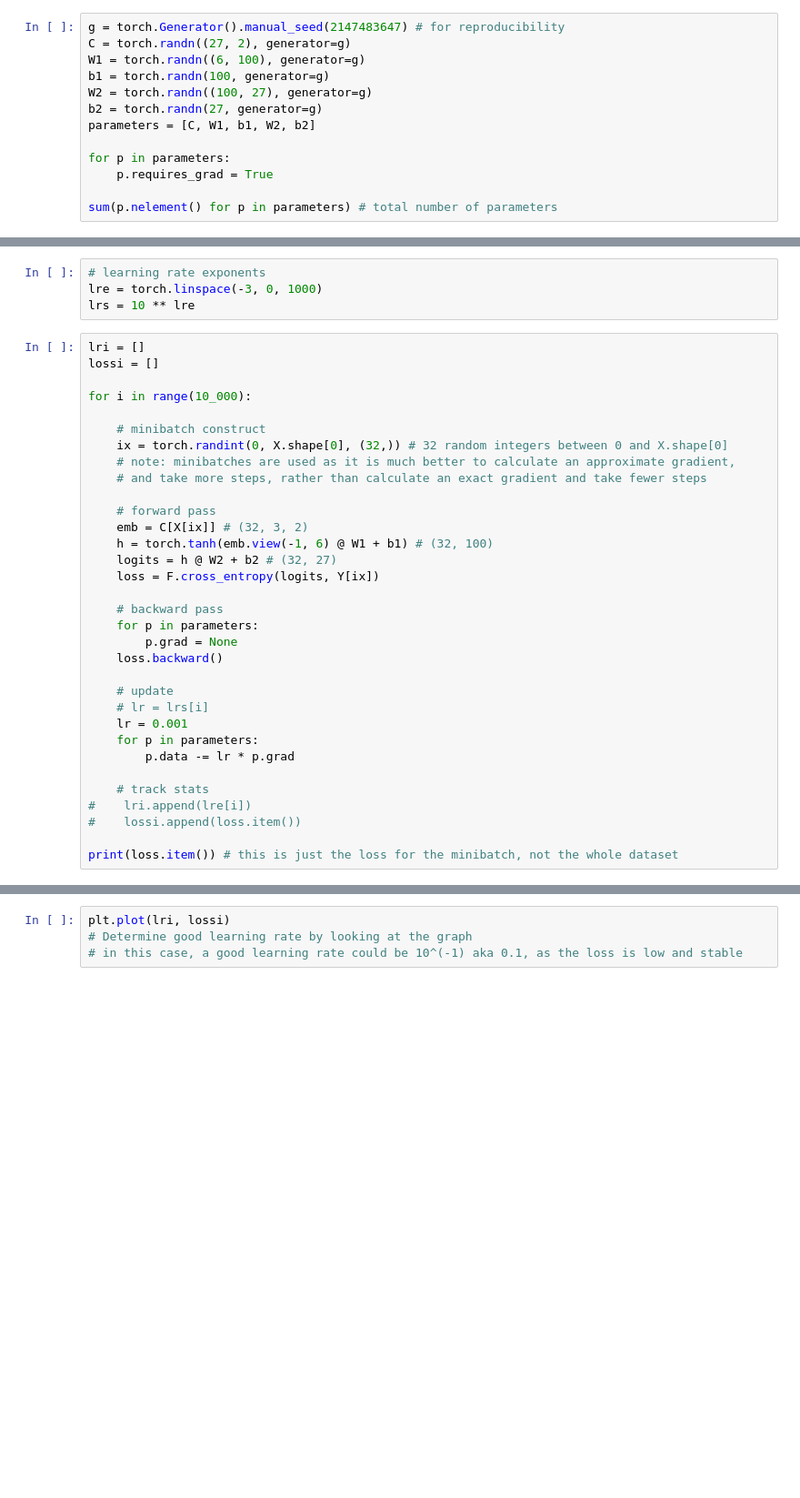
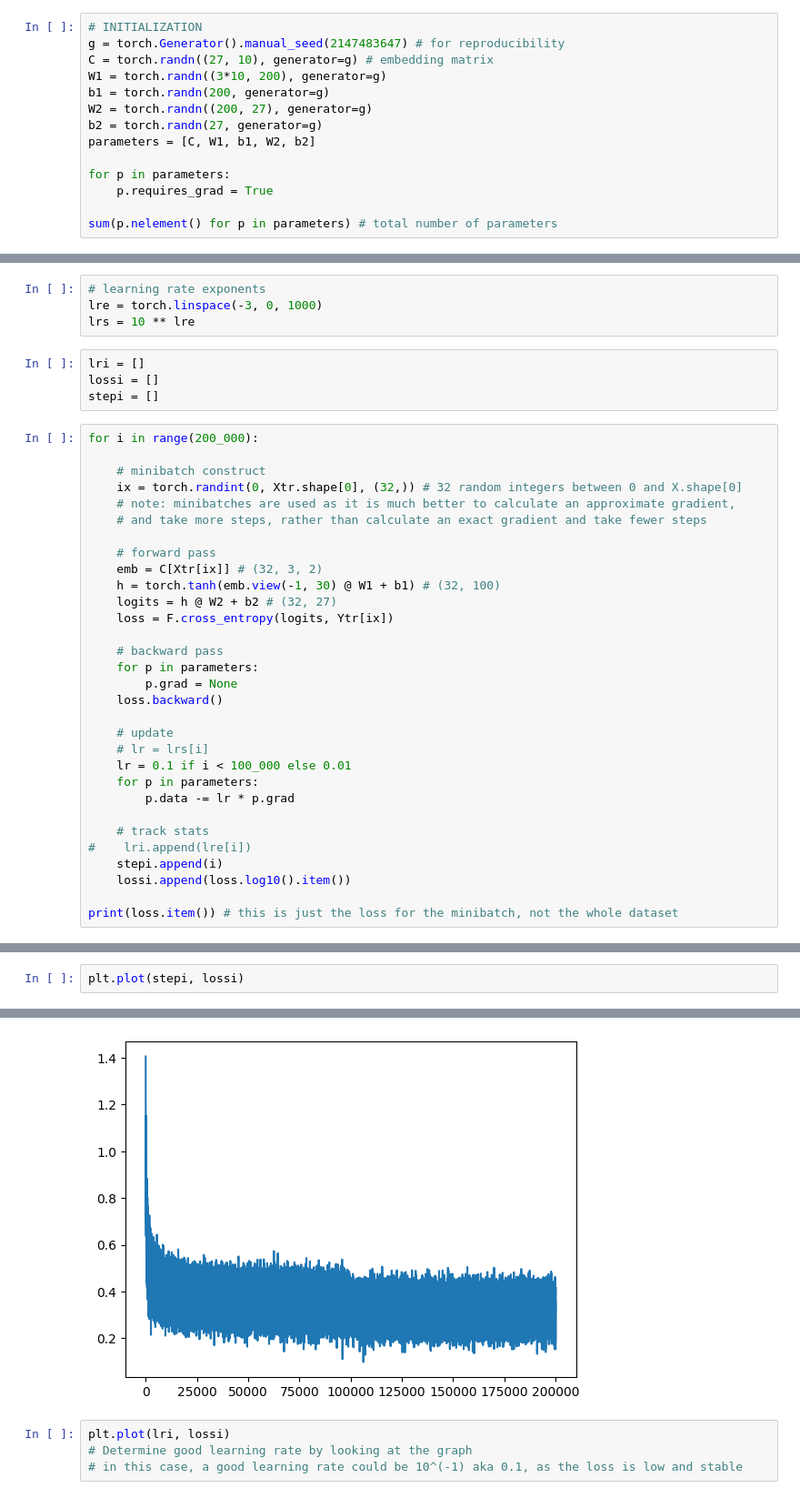
Before and after one commit to edtallison/makemore_andrej-karpathy, a Jupyter notebook: lecture_notebooks/nb2_mlp.ipynb, the cells around one changed output, grey strips where cells are left out. Shown: that part at 91% size. Cells and saved outputs as stored; diff of their text form; blank space fills up the shorter version.

```diff
--- a/lecture_notebooks/nb2_mlp.ipynb
+++ b/lecture_notebooks/nb2_mlp.ipynb
@@ -282,11 +317,12 @@ X.shape, X.dtype, Y.shape, Y.dtype
 # %% [output]
 (torch.Size([228146, 3]), torch.int64, torch.Size([228146]), torch.int64)
 # %%
+# INITIALIZATION
 g = torch.Generator().manual_seed(2147483647) # for reproducibility
-C = torch.randn((27, 2), generator=g)
-W1 = torch.randn((6, 100), generator=g)
-b1 = torch.randn(100, generator=g)
-W2 = torch.randn((100, 27), generator=g)
+C = torch.randn((27, 10), generator=g) # embedding matrix
+W1 = torch.randn((3*10, 200), generator=g)
+b1 = torch.randn(200, generator=g)
+W2 = torch.randn((200, 27), generator=g)
 b2 = torch.randn(27, generator=g)
 parameters = [C, W1, b1, W2, b2]
 
@@ -300,22 +336,23 @@ sum(p.nelement() for p in parameters) # total number of parameters
 # learning rate exponents
 lre = torch.linspace(-3, 0, 1000)
 lrs = 10 ** lre
+# %%
+lri = []
+lossi = []
+stepi = []
 # %%
-lri = []
-lossi = []
-
-for i in range(10_000):
+for i in range(200_000):
 
     # minibatch construct
-    ix = torch.randint(0, X.shape[0], (32,)) # 32 random integers between 0 and X.shape[0]
+    ix = torch.randint(0, Xtr.shape[0], (32,)) # 32 random integers between 0 and X.shape[0]
     # note: minibatches are used as it is much better to calculate an approximate gradient,
     # and take more steps, rather than calculate an exact gradient and take fewer steps
 
     # forward pass
-    emb = C[X[ix]] # (32, 3, 2)
-    h = torch.tanh(emb.view(-1, 6) @ W1 + b1) # (32, 100)
+    emb = C[Xtr[ix]] # (32, 3, 2)
+    h = torch.tanh(emb.view(-1, 30) @ W1 + b1) # (32, 100)
     logits = h @ W2 + b2 # (32, 27)
-    loss = F.cross_entropy(logits, Y[ix])
+    loss = F.cross_entropy(logits, Ytr[ix])
 
     # backward pass
     for p in parameters:
@@ -324,13 +361,14 @@ for i in range(10_000):
 
     # update
     # lr = lrs[i]
-    lr = 0.001
+    lr = 0.1 if i < 100_000 else 0.01
     for p in parameters:
         p.data -= lr * p.grad
 
     # track stats
 #    lri.append(lre[i])
-#    lossi.append(loss.item())
+    stepi.append(i)
+    lossi.append(loss.log10().item())
 
 print(loss.item()) # this is just the loss for the minibatch, not the whole dataset
 # %% [output]
@@ -337,0 +376,3 @@ print(loss.item()) # this is just the loss for the minibatch, not the whole data
+# %%
+plt.plot(stepi, lossi)
+# %% [output]
@@ -338,3 +380,4 @@ print(loss.item()) # this is just the loss for the minibatch, not the whole data
+[figure, added]
 # %%
 plt.plot(lri, lossi)
 # Determine good learning rate by looking at the graph
```
Also changed, not shown: parts of 14 cells of this notebook.
